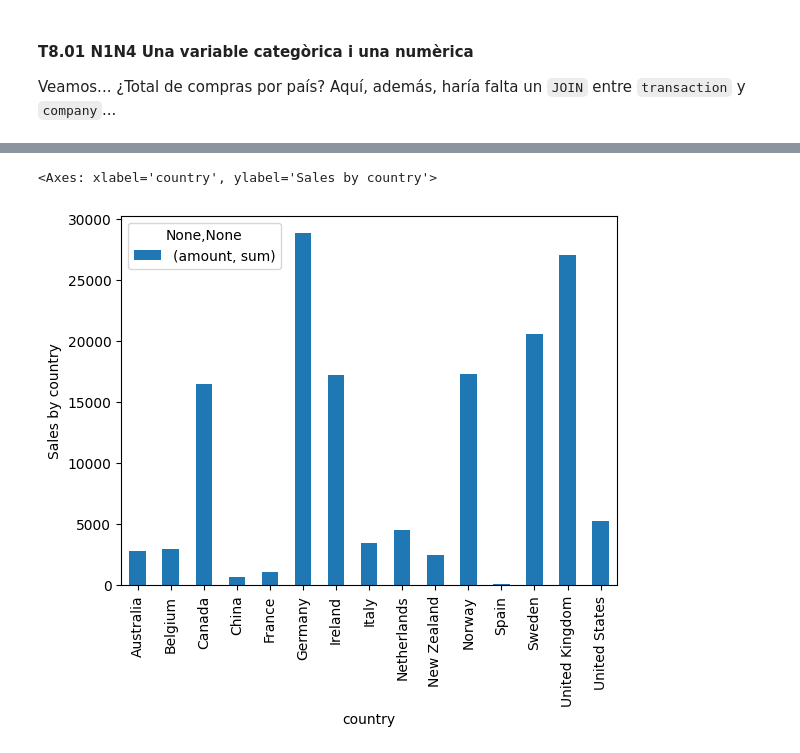
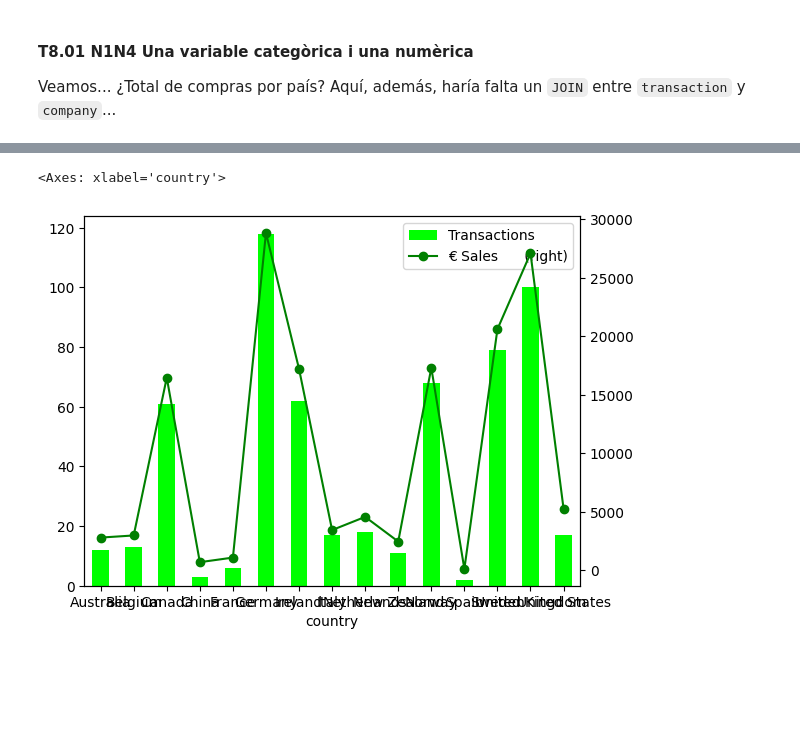
Before and after one commit to mlopezgva/it-academy-mlg, a Jupyter notebook: SPRINT8/Sprint_8.ipynb, the cells around one changed output, grey strips where cells are left out. Drawn from its saved outputs; the diff is of its cells as text; code cells hidden in the pictures; blank space fills up the shorter version.

```diff
--- a/SPRINT8/Sprint_8.ipynb
+++ b/SPRINT8/Sprint_8.ipynb
@@ -182,22 +182,39 @@ cotr_df.head()
 | 3 | b-2226 | Magna A Neque Industries | 04 14 44 64 62 | risus.donec.nibh@icloud.org | Australia | https://whatsapp.com/group/9 | FE96CE47-BD59-381C-4E18-E3CA3D44E8FF | 275 | CcU-2945 | ... |
 | 4 | b-2230 | Fusce Corp. | 08 14 97 58 85 | risus@protonmail.edu | United States | https://pinterest.com/sub/cars | 72997E96-DC2C-A4D7-7C24-66C302F8AE5A | 275 | CcU-2952 | ... |
 # %%
-from matplotlib import legend, legend_handler
-from matplotlib.pyplot import xlabel
+from matplotlib import pyplot
 
+db_connect()
 
-company_amounts = cotr_df.get(['amount', 'country']).groupby('country').agg(['sum', 'count', 'mean'])
+load_tables()
 
-# company_amounts.loc[:, ("amount",'sum')] /= 1e3
+company_amounts = cotr_df.get(['amount', 'country']).groupby('country').agg(['sum', 'count'])
 
-graph = company_amounts.plot(
+fig, ax = pyplot.subplots()
+xLabels = company_amounts['amount'].index
+graph   = company_amounts['amount'][['count']].plot(
     kind="bar",
-    ylabel="Sales by country",
-    y=('amount', 'sum'),
-    secondary_y=['mean', 'count'],
-    legend=["Sales in K", "Transactions", "Mean spend"]
+    ylabel="",
+    color=['lime'],
+    rot=90,
+    label="# of sales",
+    legend="Sales",
+    ax=ax
+)
+ax.legend(["Transactions"])
+
+# Ventas en otra escala, para que sea visible...
+# sales = graph.twinx()
+company_amounts['amount', 'sum'].plot(
+    kind='line',
+    secondary_y=True,
+    ax=graph,
+    color='green',
+    marker='o',
+    legend="Sales",
+    label="€ Sales     "
 )
 graph
 # %% [output]
-<Axes: xlabel='country', ylabel='Sales by country'>
+<Axes: xlabel='country'>
-[figure, old version]
+[figure, new version]
```
